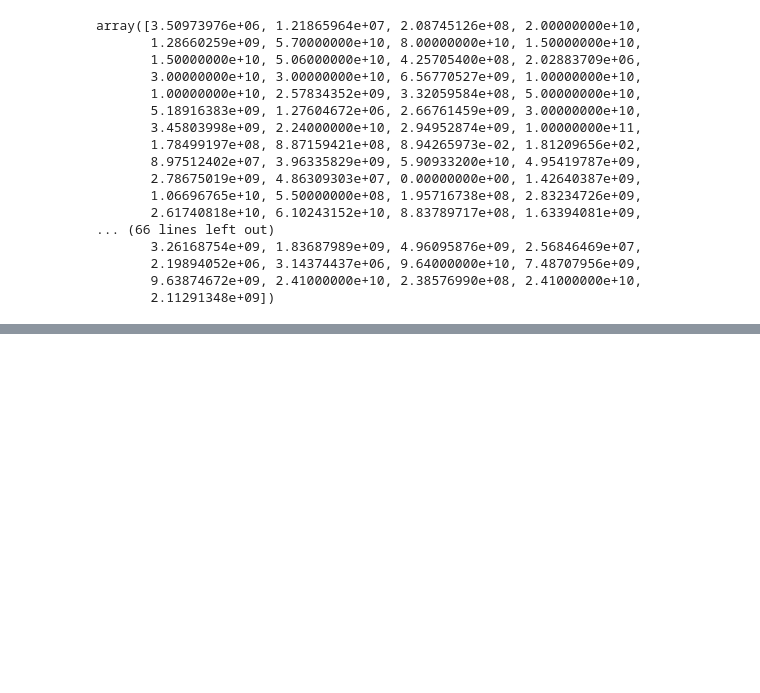
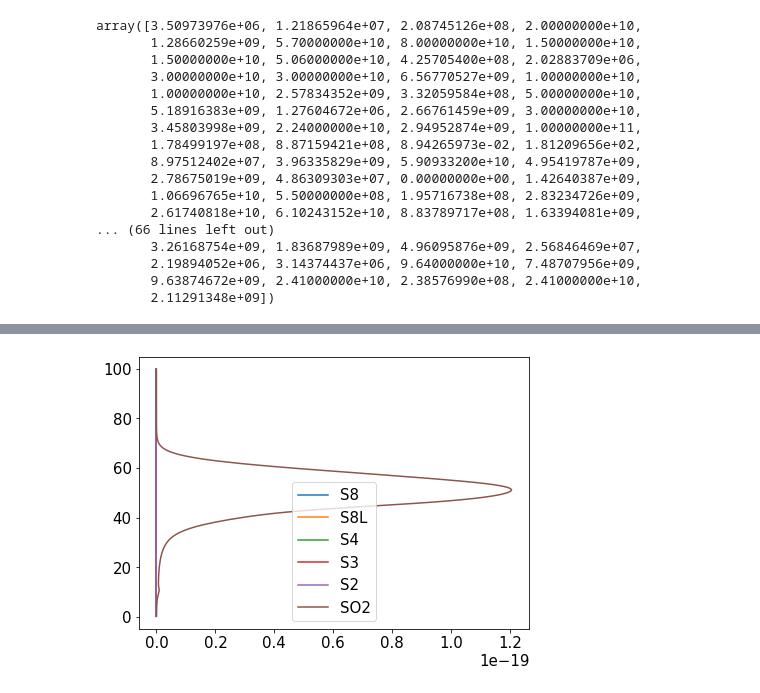
Before and after one commit to Nicholaswogan/photochem, a Jupyter notebook: random.ipynb, the cells around one changed output, grey strips where cells are left out. Drawn from its saved outputs; the diff is of its cells as text; code cells hidden in the pictures; blank space fills up the shorter version.

```diff
--- a/random.ipynb
+++ b/random.ipynb
@@ -224,0 +328,17 @@ array([3.50973976e+06, 1.21865964e+07, 2.08745126e+08, 2.00000000e+10,
+# %%
+plt.rcParams.update({'font.size': 15})
+fig,ax = plt.subplots(1,1,figsize=[7,5])
+
+specs = ['S8','S8L','S4','S3','S2','SO2']
+
+for sp in specs:
+    ax.plot(sol[sp],alt,label=sp)
+
+
+# ax.set_xlim(1e-40,1e-20)
+# ax.set_ylim(1e-30,50)
+ax.legend()
+# ax.set_xscale('log')
+plt.show()
+# %% [output]
+[figure, added]
```
Also changed, not shown: parts of 22 cells of this notebook, 6 other files.
